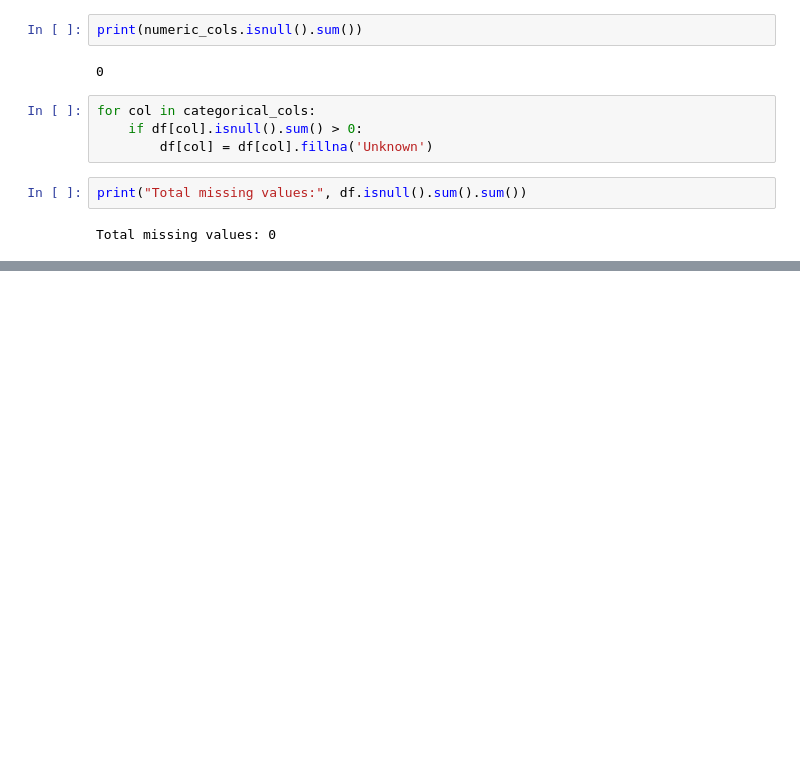
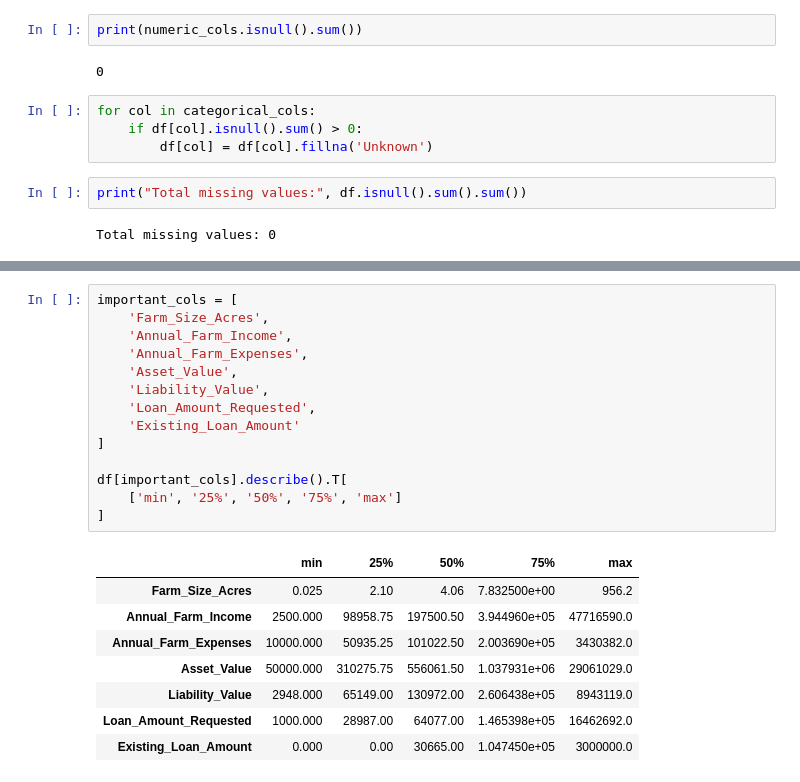
Before and after one commit to Nikhilsankhyan0/Agrisheild-AI, a Jupyter notebook: AgriShield_preporcessing.ipynb, the cells around one changed output, grey strips where cells are left out. Cells and saved outputs as stored; diff of their text form; blank space fills up the shorter version.

```diff
--- a/AgriShield_preporcessing.ipynb
+++ b/AgriShield_preporcessing.ipynb
@@ -442,0 +511,23 @@ Total missing values: 0
+# %%
+important_cols = [
+    'Farm_Size_Acres',
+    'Annual_Farm_Income',
+    'Annual_Farm_Expenses',
+    'Asset_Value',
+    'Liability_Value',
+    'Loan_Amount_Requested',
+    'Existing_Loan_Amount'
+]
+
+df[important_cols].describe().T[
+    ['min', '25%', '50%', '75%', 'max']
+]
+# %% [output]
+|  | min | 25% | 50% | 75% | max |
+| Farm_Size_Acres | 0.025 | 2.10 | 4.06 | 7.832500e+00 | 956.2 |
+| Annual_Farm_Income | 2500.000 | 98958.75 | 197500.50 | 3.944960e+05 | 47716590.0 |
+| Annual_Farm_Expenses | 10000.000 | 50935.25 | 101022.50 | 2.003690e+05 | 3430382.0 |
+| Asset_Value | 50000.000 | 310275.75 | 556061.50 | 1.037931e+06 | 29061029.0 |
+| Liability_Value | 2948.000 | 65149.00 | 130972.00 | 2.606438e+05 | 8943119.0 |
+| Loan_Amount_Requested | 1000.000 | 28987.00 | 64077.00 | 1.465398e+05 | 16462692.0 |
+| Existing_Loan_Amount | 0.000 | 0.00 | 30665.00 | 1.047450e+05 | 3000000.0 |
```
Also changed, not shown: parts of 24 cells of this notebook.
